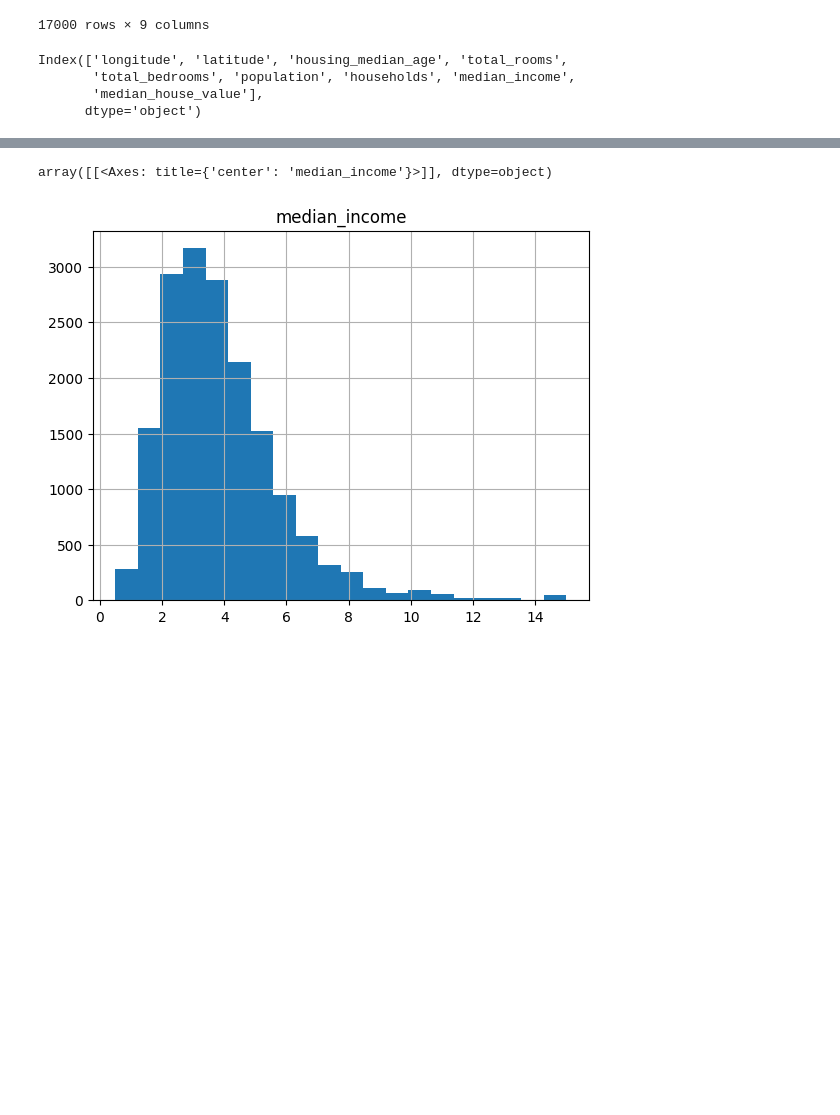
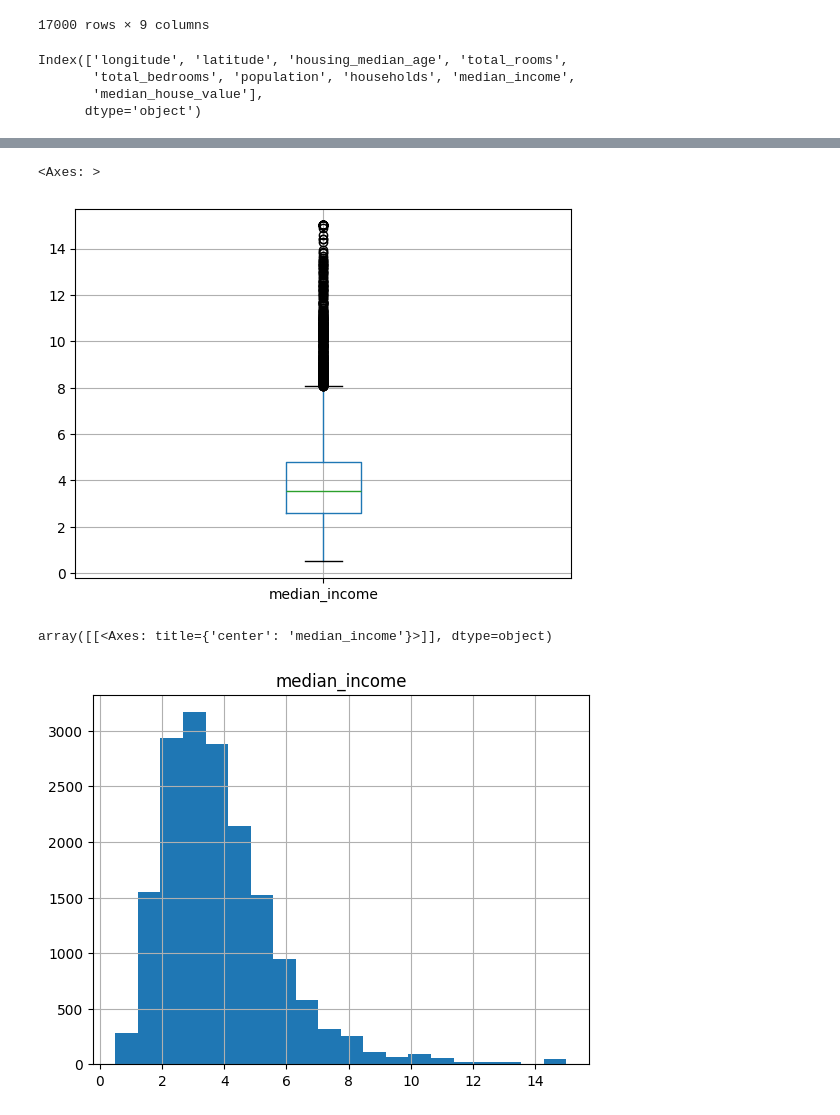
Before and after one commit to divyarthi/python-programming, a Jupyter notebook: example1.ipynb, the cells around one changed output, grey strips where cells are left out. Cells and saved outputs as stored; diff of their text form; code cells hidden in the pictures; blank space fills up the shorter version.

```diff
--- a/example1.ipynb
+++ b/example1.ipynb
@@ -70,3 +85,8 @@ housing_data.boxplot(['median_income','median_house_value']) #normalize to view
+# %%
+housing_data.boxplot(['median_income']) #normalize to view
+# %% [output]
+<Axes: >
+[figure, added]
 # %%
 housing_data.hist('median_income',bins=20)
 # %% [output]
```
Also changed, not shown: parts of 10 cells of this notebook.
